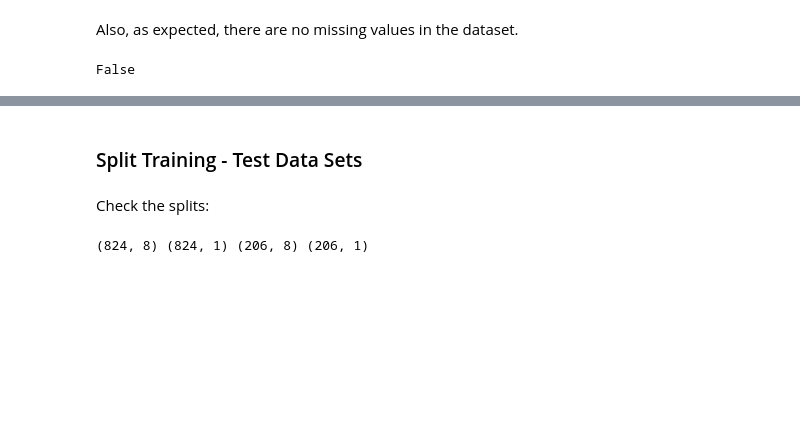
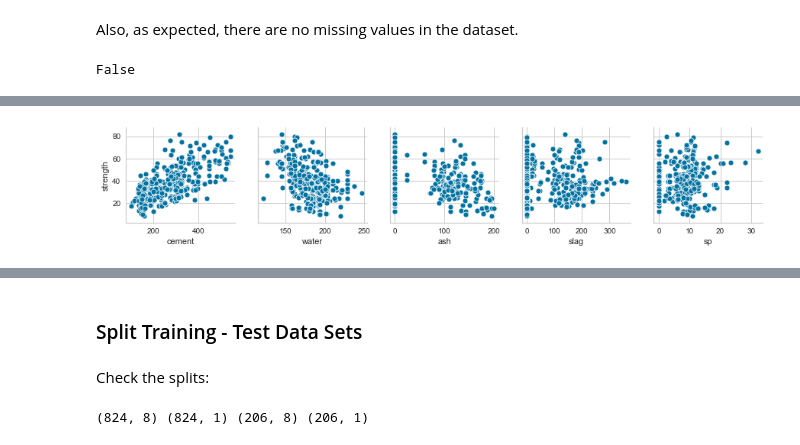
Before and after one commit to dev-desai/uot_ml_tp, a Jupyter notebook: Data Set Analysis.ipynb, the cells around one changed output, grey strips where cells are left out. Drawn from its saved outputs; the diff is of its cells as text; code cells hidden in the pictures; blank space fills up the shorter version.

```diff
--- a/Data Set Analysis.ipynb
+++ b/Data Set Analysis.ipynb
@@ -92,0 +133,6 @@ False
+# %%
+df_28_days = df[df[age]==28]
+# %%
+sns.pairplot(df_28_days, y_vars=[strength], x_vars=[cement, water, ash, slag, sp]);
+# %% [output]
+[figure, added]
```
Also changed, not shown: parts of 20 cells of this notebook, 2 other files.
